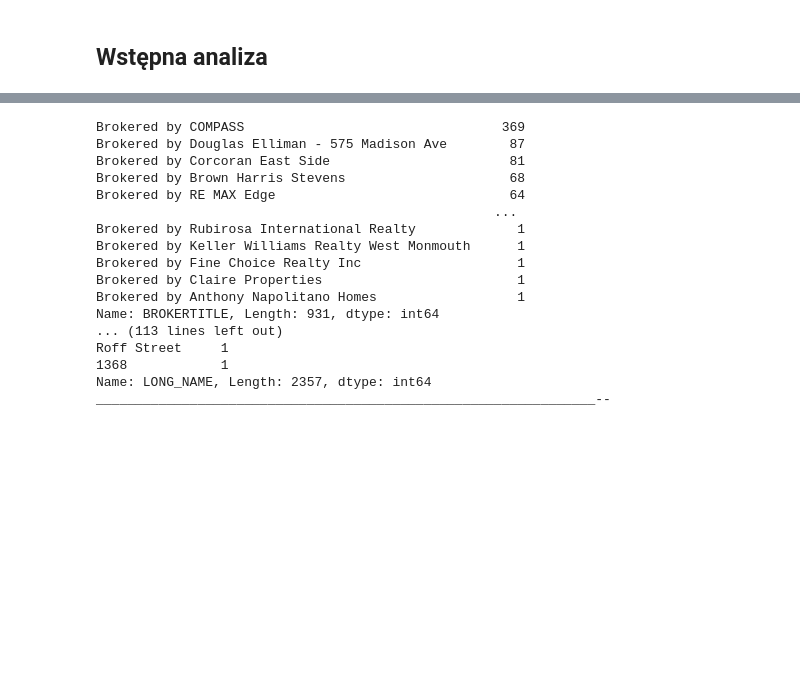
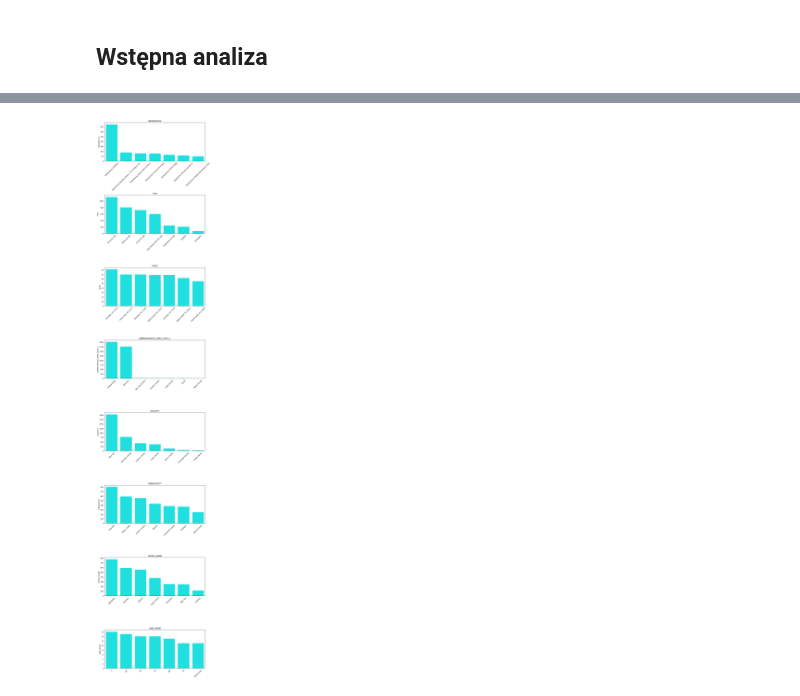
Before and after one commit to KAdamczykk/ML_Project_1, a Jupyter notebook: ml_ny_houses.ipynb, the cells around one changed output, grey strips where cells are left out. Saved outputs shown, nothing was run; the diff lists cells and outputs as text; code cells hidden in the pictures; blank space fills up the shorter version.

```diff
--- a/ml_ny_houses.ipynb
+++ b/ml_ny_houses.ipynb
@@ -114,23 +114,16 @@ sns.heatmap(df_learning.corr(), annot=True, cmap="YlGnBu")
-# %%
-cols = ["BROKERTITLE", "TYPE", "STATE", "ADMINISTRATIVE_AREA_LEVEL_2", "LOCALITY", "SUBLOCALITY", "STREET_NAME", "LONG_NAME"]
-
-for col in cols:
-    print(df_learning[col].value_counts(), end="\n________________________________________________________________\n")
-# %% [output]
-Brokered by COMPASS                                 369
-Brokered by Douglas Elliman - 575 Madison Ave        87
-Brokered by Corcoran East Side                       81
-Brokered by Brown Harris Stevens                     68
-Brokered by RE MAX Edge                              64
-                                                   ...
-Brokered by Rubirosa International Realty             1
-Brokered by Keller Williams Realty West Monmouth      1
-Brokered by Fine Choice Realty Inc                    1
-Brokered by Claire Properties                         1
-Brokered by Anthony Napolitano Homes                  1
-Name: BROKERTITLE, Length: 931, dtype: int64
-... (113 lines left out)
-Roff Street     1
-1368            1
-Name: LONG_NAME, Length: 2357, dtype: int64
-________________________________________________________________--
+# %%
+cols = ["BROKERTITLE", "TYPE", "STATE", "ADMINISTRATIVE_AREA_LEVEL_2", "LOCALITY", "SUBLOCALITY", "STREET_NAME", "LONG_NAME"]
+fig, axes = plt.subplots(len(cols), 1, figsize=(10, 6 * len(cols)))
+axes = axes.flatten()
+
+
+for i, col in enumerate(cols):
+    tmp = df_learning[col].value_counts().head(7)
+    sns.barplot(x=tmp.index, y=tmp, ax=axes[i], color="cyan")
+    axes[i].set_title(col)
+    axes[i].tick_params(axis="x", rotation=45)
+
+plt.tight_layout()
+plt.show()
+# %% [output]
+[figure, added]
```
Also changed, not shown: parts of 8 cells of this notebook.
